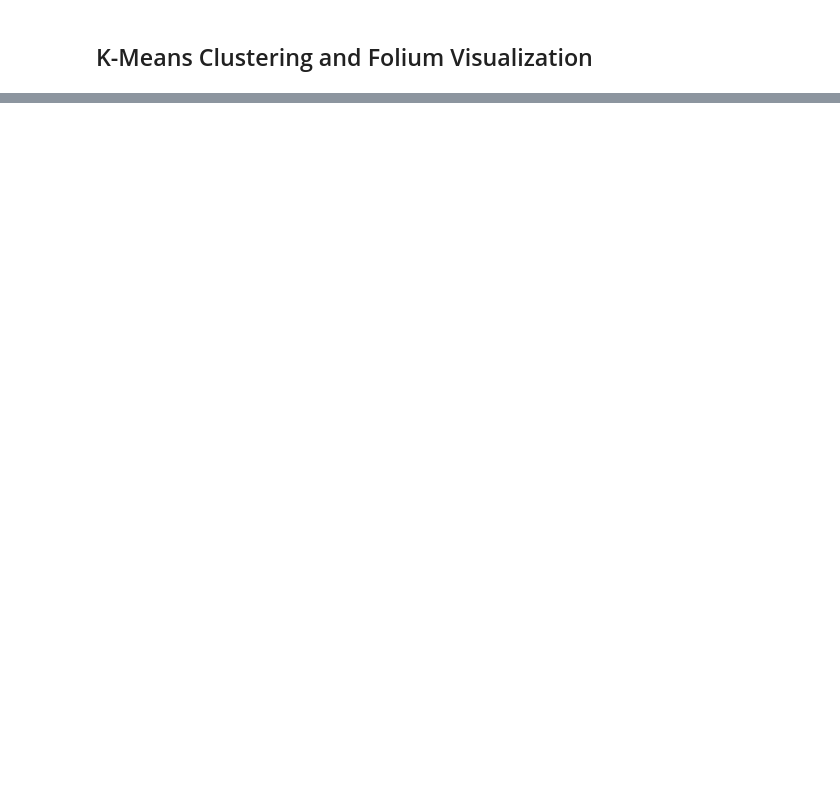
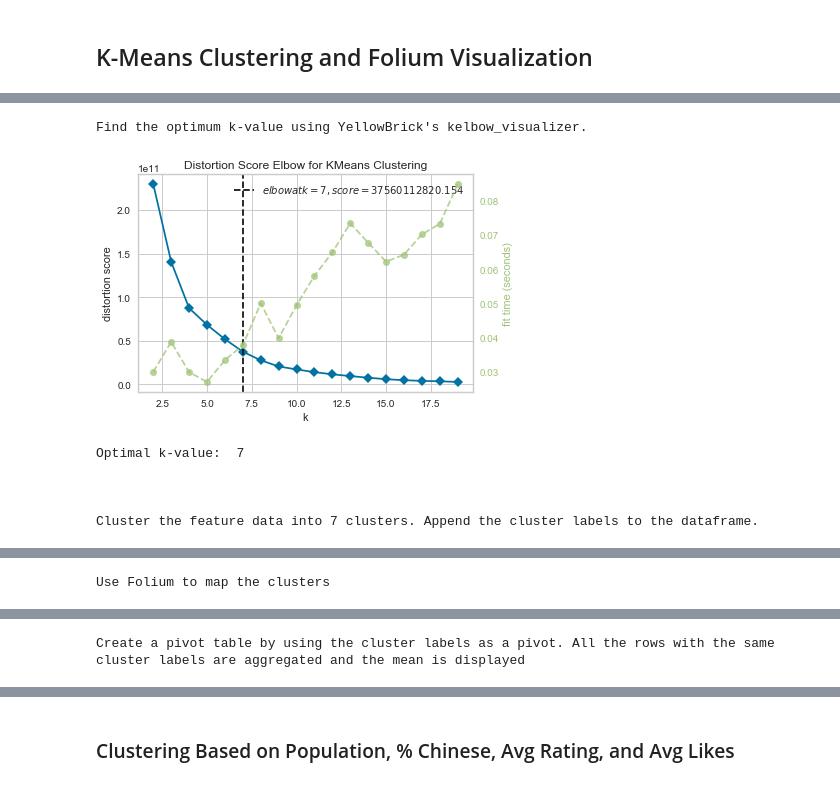
Before and after one commit to tlwang179/battle-of-the-neighbors, a Jupyter notebook: NYC_demographic_venue_ratings.ipynb, the cells around one changed output, grey strips where cells are left out. Drawn from its saved outputs; the diff is of its cells as text; code cells hidden in the pictures; blank space fills up the shorter version.

```diff
--- a/NYC_demographic_venue_ratings.ipynb
+++ b/NYC_demographic_venue_ratings.ipynb
@@ -446,0 +470,12 @@ import folium
+# %%
+# find k value
+def kElbowVisualizer(feature):
+    return kelbow_visualizer(KMeans(random_state=0), feature, k=(2,20))
+# %%
+# performs clustering and appends the cluster label to dataframe
+def kMeansCluster(kClusters,features):
+    model=KMeans(kClusters)
+    model.fit(features)
+
+    features.insert(0,'Cluster Labels', model.labels_)
+    return pd.concat([noNanData.iloc[:,0:5],features],axis=1)
@@ -446,0 +508,25 @@ import folium
+# %%
+# calls last three functions and displays the result as a pivot table
+def clusterAnalysis(features):
+    # find k value
+    print('Find the optimum k-value using YellowBrick\'s kelbow_visualizer.')
+    kValue=kElbowVisualizer(features).elbow_value_
+    print('Optimal k-value: ',kValue)
+    print('\n\n')
+
+    # k means clustering (returns copy of noNanData with the cluster labels appended)
+    print('Cluster the feature data into {} clusters. Append the cluster labels to the dataframe.'.format(kValue))
+    cluster=kMeansCluster(kValue,features)
+    display(cluster.head())
+    print('\n\n')
+
+    # map clusters using Folium
+    print('Use Folium to map the clusters')
+    map=clusterMap(cluster['Latitude'],cluster['Longitude'],cluster['Neighborhood'],cluster['Cluster Labels'])
+    display(map)
+    print('\n\n')
+
+    #pivot table using 'Cluster Labels' as pivot. The default aggregate function is np.mean()
+    print('Create a pivot table by using the cluster labels as a pivot. All the rows with the same cluster labels are aggregated and the mean is displayed ')
+    analysis=pd.pivot_table(cluster,index='Cluster Labels')
+    display(analysis)
@@ -446,0 +545,10 @@ import folium
+# %%
+clusterAnalysis(features)
+# %% [output]
+Find the optimum k-value using YellowBrick's kelbow_visualizer.
+[figure, added]
+Optimal k-value:  7
+
+
+
+Cluster the feature data into 7 clusters. Append the cluster labels to the dataframe.
@@ -446,0 +561 @@ import folium
+Use Folium to map the clusters
@@ -446,0 +563 @@ import folium
+Create a pivot table by using the cluster labels as a pivot. All the rows with the same cluster labels are aggregated and the mean is displayed
@@ -447 +573,3 @@ import folium
+# %% [markdown]
+### Clustering Based on Population, % Chinese, Avg Rating, and Avg Likes
 # %%
```
Also changed, not shown: parts of 25 cells of this notebook.
